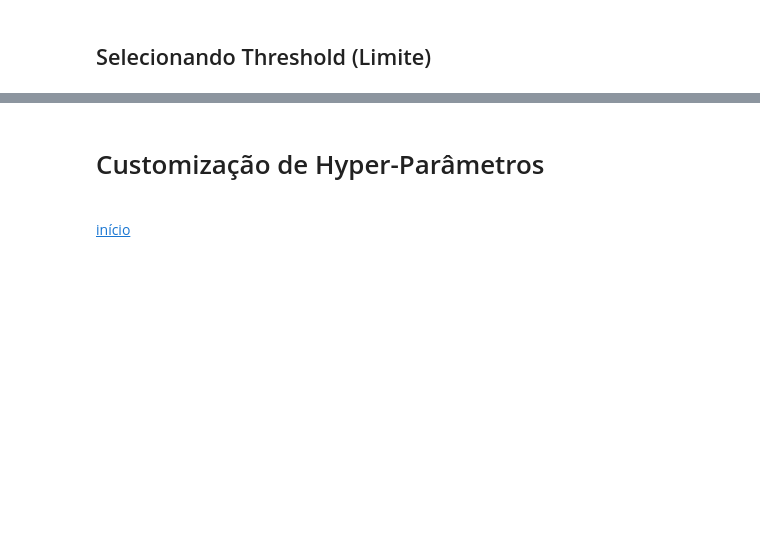
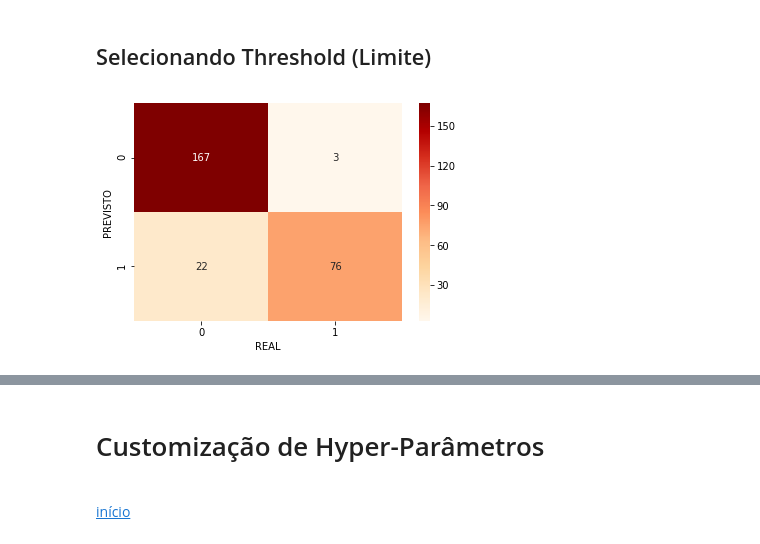
Before and after one commit to RicardoPellegrini/Numpy_Pandas_Matplotlib, a Jupyter notebook: Classificacao Tecnicas Avancadas de ML.ipynb, the cells around one changed output, grey strips where cells are left out. Cells and saved outputs as stored; diff of their text form; code cells hidden in the pictures; blank space fills up the shorter version.

```diff
--- a/Classificacao Tecnicas Avancadas de ML.ipynb
+++ b/Classificacao Tecnicas Avancadas de ML.ipynb
@@ -1034,5 +1540,16 @@ O formato da curva contem várias informações, dentre elas, a taxa esperada de
 # %% [markdown]
 ## Selecionando Threshold (Limite)
+# %%
+pred_proba = ada_probs > 0.5
+# %%
+pred_proba = pd.Series(pred_proba).map({False: 0, True: 1}).values
+# %%
+sns.heatmap(confusion_matrix(y_test, pred_proba), cmap='OrRd', annot=True, fmt='2.0f')
+plt.ylabel('PREVISTO')
+plt.xlabel('REAL')
+plt.show()
+# %% [output]
+[figure, added]
 # %% [markdown]
 <a name="hyperparam"></a>
 # %% [markdown]
```
Also changed, not shown: parts of 116 cells of this notebook, 2 other files.
